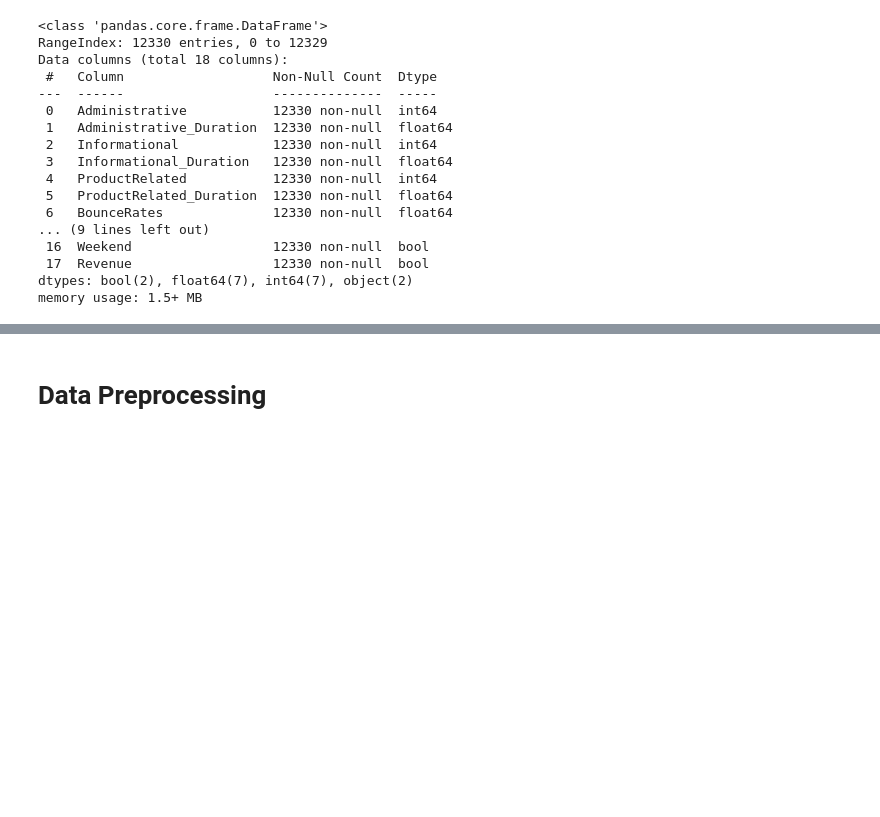
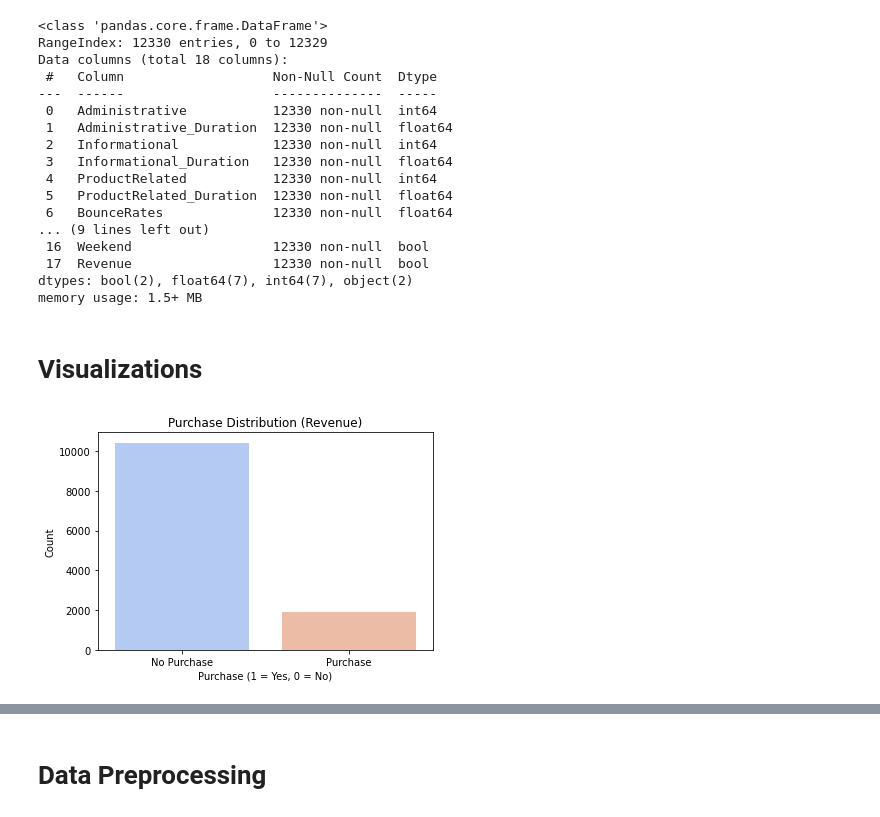
Before and after one commit to diya121/Recommendation-Based-Purchase-Prediction, a Jupyter notebook: Recommendation-based Purchase Prediction.ipynb, the cells around one changed output, grey strips where cells are left out. Cells and saved outputs as stored; diff of their text form; code cells hidden in the pictures; blank space fills up the shorter version.

```diff
--- a/Recommendation-based Purchase Prediction.ipynb
+++ b/Recommendation-based Purchase Prediction.ipynb
@@ -56,3 +63,15 @@ Data columns (total 18 columns):
  17  Revenue                  12330 non-null  bool
 dtypes: bool(2), float64(7), int64(7), object(2)
 memory usage: 1.5+ MB
+# %% [markdown]
+# Visualizations
+# %%
+plt.figure(figsize=(6, 4))
+sns.countplot(x=new_df["Revenue"], palette="coolwarm")
+plt.title("Purchase Distribution (Revenue)")
+plt.xlabel("Purchase (1 = Yes, 0 = No)")
+plt.ylabel("Count")
+plt.xticks([0, 1], ["No Purchase", "Purchase"])
+plt.show()
+# %% [output]
+[figure, added]
```
Also changed, not shown: parts of 15 cells of this notebook.
